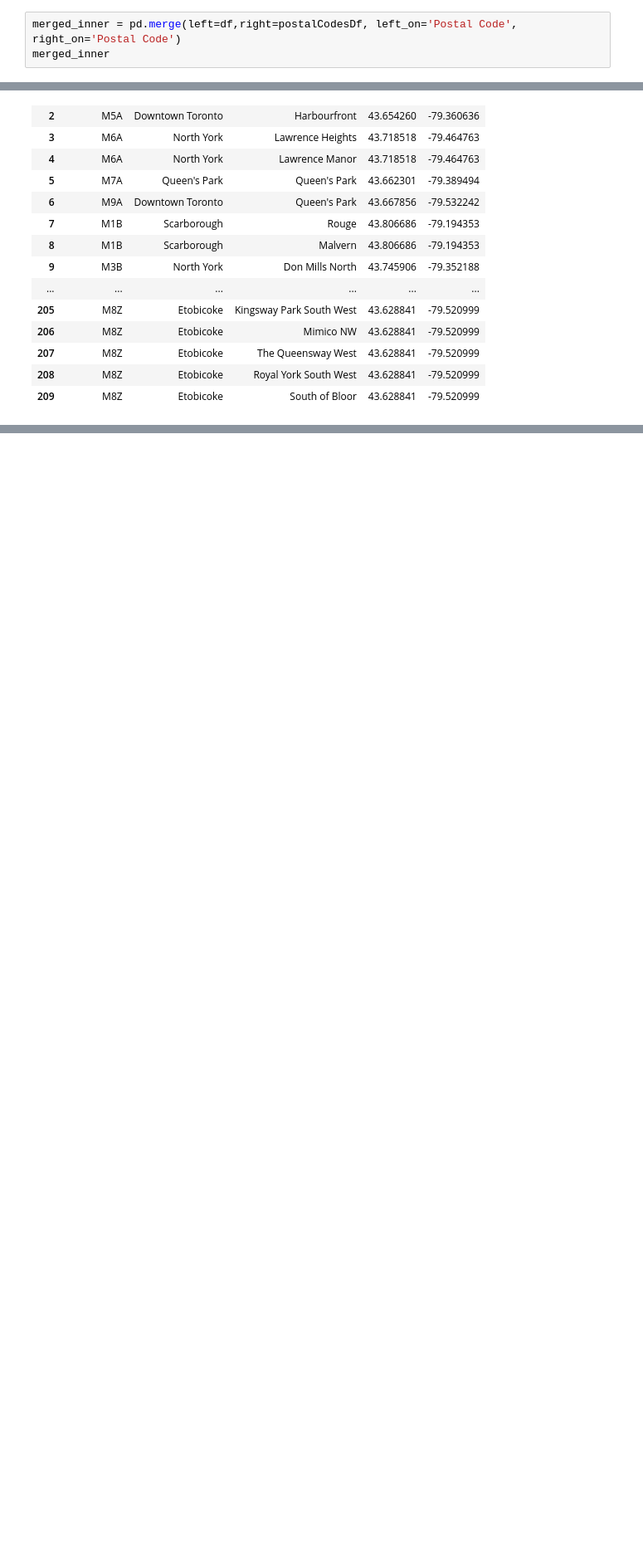
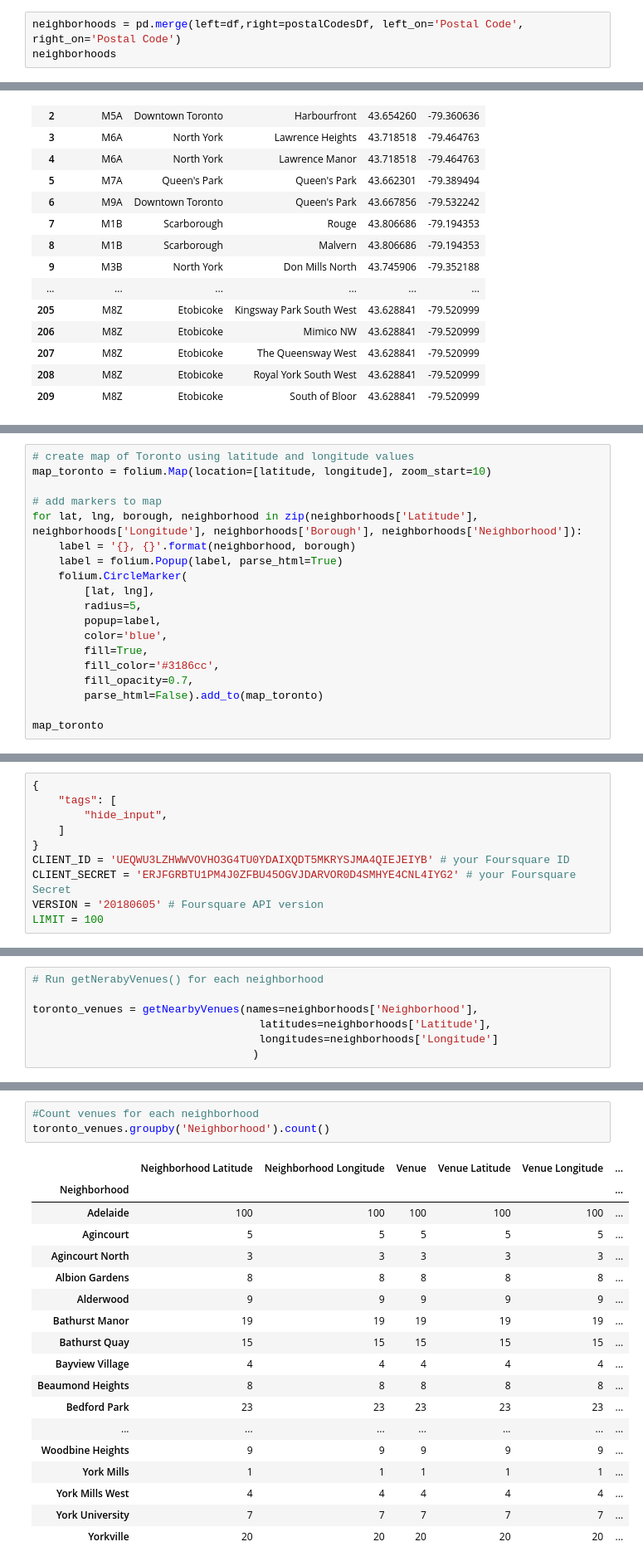
Before and after one commit to anastasiyaArk/Coursera_Capstone, a Jupyter notebook: Segmenting and clusering, Toronto.ipynb, the cells around one changed output, grey strips where cells are left out. Shown at 83% size. Cells and saved outputs as stored; diff of their text form; blank space fills up the shorter version.

```diff
--- a/Segmenting and clusering, Toronto.ipynb
+++ b/Segmenting and clusering, Toronto.ipynb
@@ -97,8 +97,8 @@ The dataframe has 11 boroughs and 210 neighborhoods.
 #Read in csv data
 postalCodesDf = pd.read_csv('http://cocl.us/Geospatial_data')
 # %%
-merged_inner = pd.merge(left=df,right=postalCodesDf, left_on='Postal Code', right_on='Postal Code')
-merged_inner
+neighborhoods = pd.merge(left=df,right=postalCodesDf, left_on='Postal Code', right_on='Postal Code')
+neighborhoods
 # %% [output]
 |  | Postal Code | Borough | Neighborhood | Latitude | Longitude |
 | 0 | M3A | North York | Parkwoods | 43.753259 | -79.329656 |
@@ -139,0 +174,19 @@ merged_inner
+# %%
+# create map of Toronto using latitude and longitude values
+map_toronto = folium.Map(location=[latitude, longitude], zoom_start=10)
+
+# add markers to map
+for lat, lng, borough, neighborhood in zip(neighborhoods['Latitude'], neighborhoods['Longitude'], neighborhoods['Borough'], neighborhoods['Neighborhood']):
+    label = '{}, {}'.format(neighborhood, borough)
+    label = folium.Popup(label, parse_html=True)
+    folium.CircleMarker(
+        [lat, lng],
+        radius=5,
+        popup=label,
+        color='blue',
+        fill=True,
+        fill_color='#3186cc',
+        fill_opacity=0.7,
+        parse_html=False).add_to(map_toronto)
+
+map_toronto
@@ -139,0 +197,10 @@ merged_inner
+# %%
+{
+    "tags": [
+        "hide_input",
+    ]
+}
+CLIENT_ID = 'UEQWU3LZHWWVOVHO3G4TU0YDAIXQDT5MKRYSJMA4QIEJEIYB' # your Foursquare ID
+CLIENT_SECRET = 'ERJFGRBTU1PM4J0ZFBU45OGVJDARVOR0D4SMHYE4CNL4IYG2' # your Foursquare Secret
+VERSION = '20180605' # Foursquare API version
+LIMIT = 100
@@ -139,0 +249,7 @@ merged_inner
+# %%
+# Run getNerabyVenues() for each neighborhood
+
+toronto_venues = getNearbyVenues(names=neighborhoods['Neighborhood'],
+                                   latitudes=neighborhoods['Latitude'],
+                                   longitudes=neighborhoods['Longitude']
+                                  )
@@ -139,0 +286,22 @@ merged_inner
+# %%
+#Count venues for each neighborhood
+toronto_venues.groupby('Neighborhood').count()
+# %% [output]
+|  | Neighborhood Latitude | Neighborhood Longitude | Venue | Venue Latitude | Venue Longitude | ... |
+| Neighborhood |  |  |  |  |  | ... |
+| Adelaide | 100 | 100 | 100 | 100 | 100 | ... |
+| Agincourt | 5 | 5 | 5 | 5 | 5 | ... |
+| Agincourt North | 3 | 3 | 3 | 3 | 3 | ... |
+| Albion Gardens | 8 | 8 | 8 | 8 | 8 | ... |
+| Alderwood | 9 | 9 | 9 | 9 | 9 | ... |
+| Bathurst Manor | 19 | 19 | 19 | 19 | 19 | ... |
+| Bathurst Quay | 15 | 15 | 15 | 15 | 15 | ... |
+| Bayview Village | 4 | 4 | 4 | 4 | 4 | ... |
+| Beaumond Heights | 8 | 8 | 8 | 8 | 8 | ... |
+| Bedford Park | 23 | 23 | 23 | 23 | 23 | ... |
+| ... | ... | ... | ... | ... | ... | ... |
+| Woodbine Heights | 9 | 9 | 9 | 9 | 9 | ... |
+| York Mills | 1 | 1 | 1 | 1 | 1 | ... |
+| York Mills West | 4 | 4 | 4 | 4 | 4 | ... |
+| York University | 7 | 7 | 7 | 7 | 7 | ... |
+| Yorkville | 20 | 20 | 20 | 20 | 20 | ... |
```
Also changed, not shown: parts of 31 cells of this notebook.
